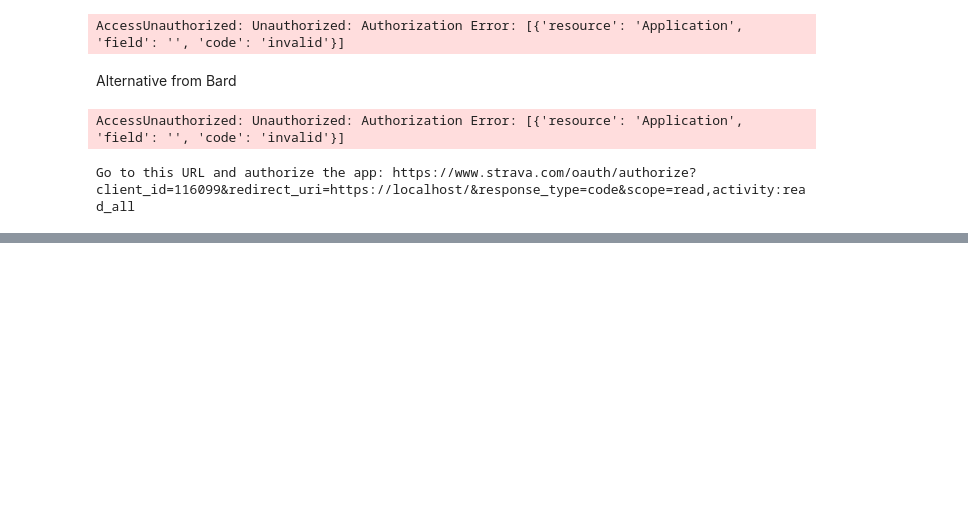
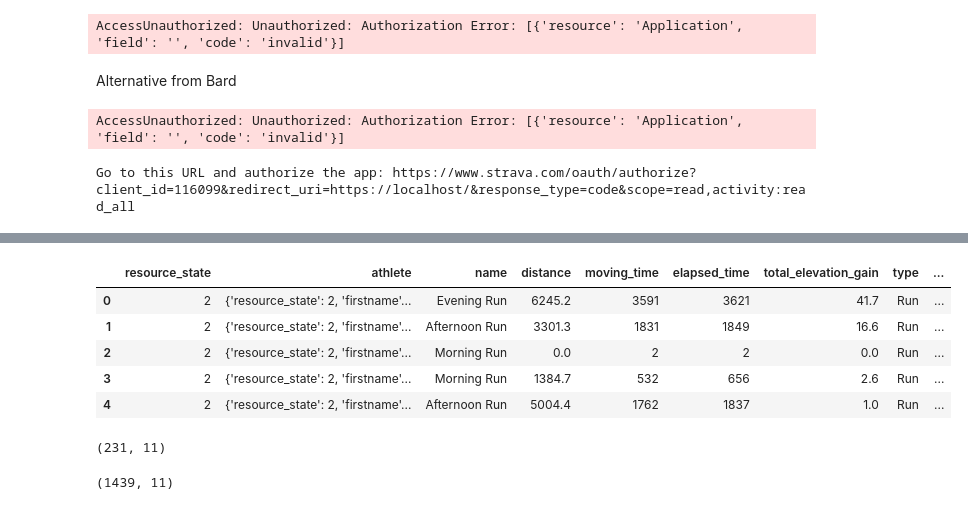
Before and after one commit to mfarhanrais/SG-DSI-39, a Jupyter notebook: capstone/code/part1.ipynb, the cells around one changed output, grey strips where cells are left out. Drawn from its saved outputs; the diff is of its cells as text; code cells hidden in the pictures; blank space fills up the shorter version.

```diff
--- a/capstone/code/part1.ipynb
+++ b/capstone/code/part1.ipynb
@@ -197,0 +563,16 @@ Downloaded heart rate data from 0 activities and saved to 'heart_rate_data.csv'
+# %%
+# Create a new column called 'speed' that is the distance divided by the moving time
+df['speed'] = df['distance'] / df2['moving_time']
+df.head()
+# %% [output]
+|  | resource_state | athlete | name | distance | moving_time | elapsed_time | total_elevation_gain | type | ... |
+| 0 | 2 | {'resource_state': 2, 'firstname'... | Evening Run | 6245.2 | 3591 | 3621 | 41.7 | Run | ... |
+| 1 | 2 | {'resource_state': 2, 'firstname'... | Afternoon Run | 3301.3 | 1831 | 1849 | 16.6 | Run | ... |
+| 2 | 2 | {'resource_state': 2, 'firstname'... | Morning Run | 0.0 | 2 | 2 | 0.0 | Run | ... |
+| 3 | 2 | {'resource_state': 2, 'firstname'... | Morning Run | 1384.7 | 532 | 656 | 2.6 | Run | ... |
+| 4 | 2 | {'resource_state': 2, 'firstname'... | Afternoon Run | 5004.4 | 1762 | 1837 | 1.0 | Run | ... |
+# %%
+# show how many values in 'distance' is 0.0
+df[df['distance'] == 0.0].shape
+# %% [output]
+(231, 11)
@@ -197,0 +582,4 @@ Downloaded heart rate data from 0 activities and saved to 'heart_rate_data.csv'
+# %%
+df.shape
+# %% [output]
+(1439, 11)
```
Also changed, not shown: parts of 48 cells of this notebook, 23 other files.
